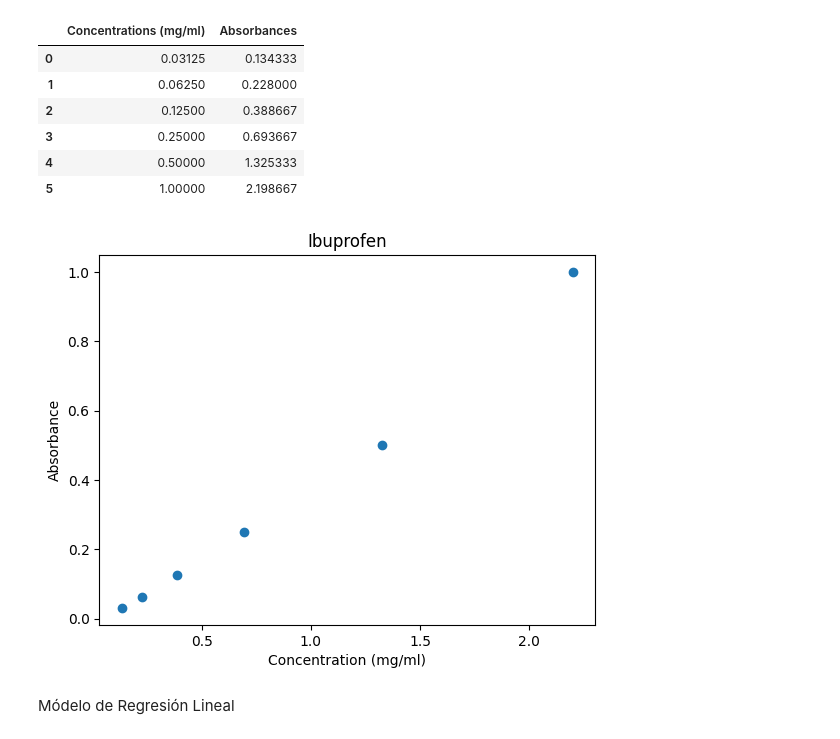
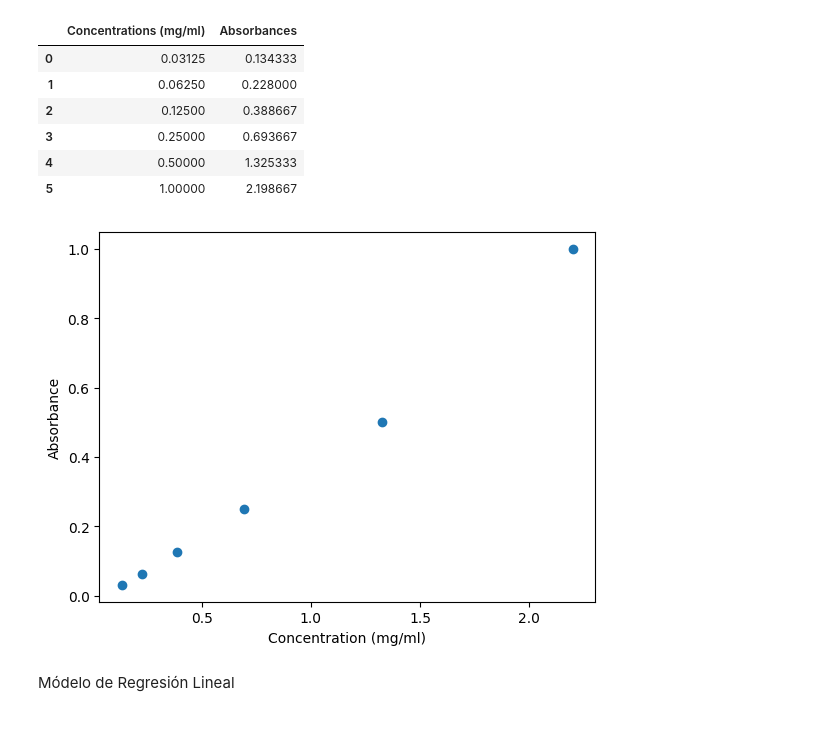
Before and after one commit to FelipeOcampo03/progamacioning, a Jupyter notebook: ProyectoProgramacionIng.ipynb, the cells around one changed output. Saved outputs shown, nothing was run; the diff lists cells and outputs as text; code cells hidden in the pictures.

```diff
--- a/ProyectoProgramacionIng.ipynb
+++ b/ProyectoProgramacionIng.ipynb
@@ -270,13 +270,12 @@ Abosorbancemax
 # %%
 #Graficamos concentración vs punto máximo de absorbancia
 plt.figure()
 plt.plot(Absorbances, Concentrations,"o")
-plt.title('Ibuprofen')
 plt.xlabel('Concentration (mg/ml)')
 plt.ylabel('Absorbance')
 plt.show()
 # %% [output]
-[figure, old version]
+[figure, new version]
 # %% [markdown]
 Módelo de Regresión Lineal
 # %%
```
Also changed, not shown: parts of 3 cells of this notebook.
